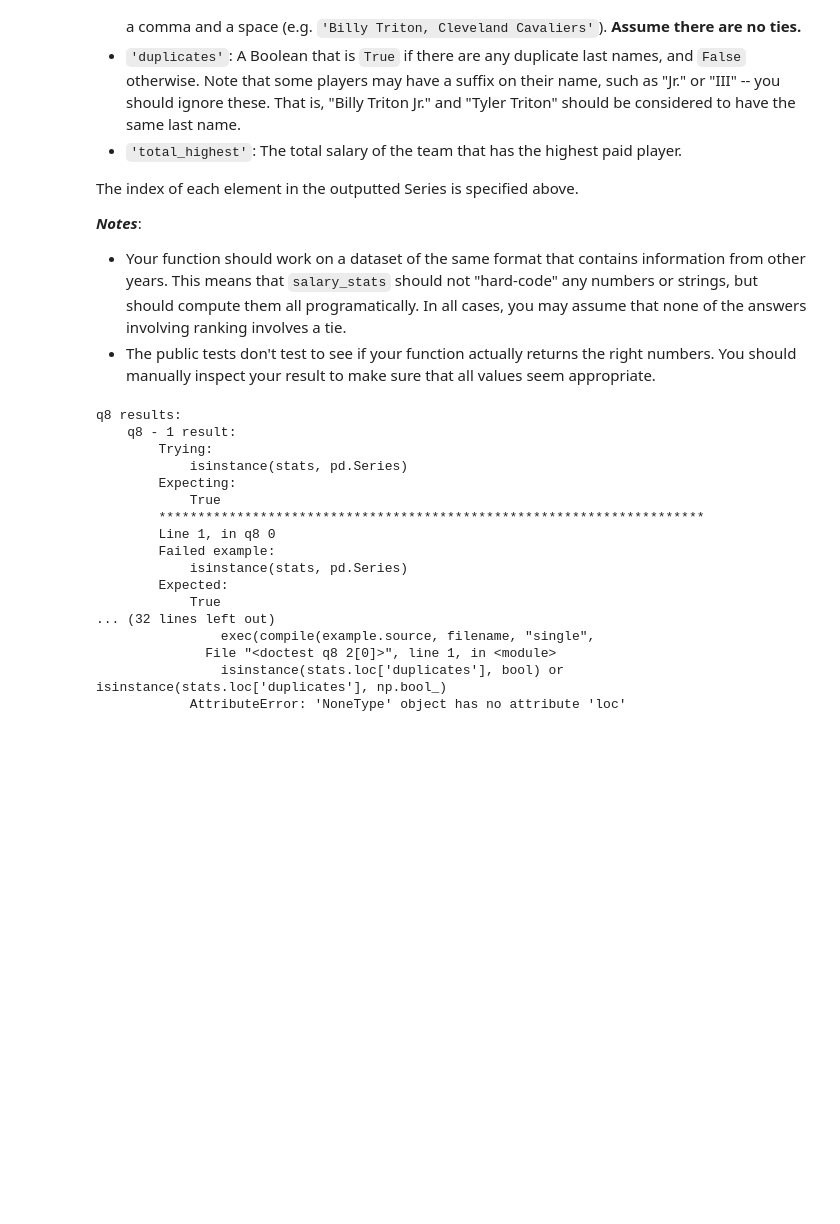
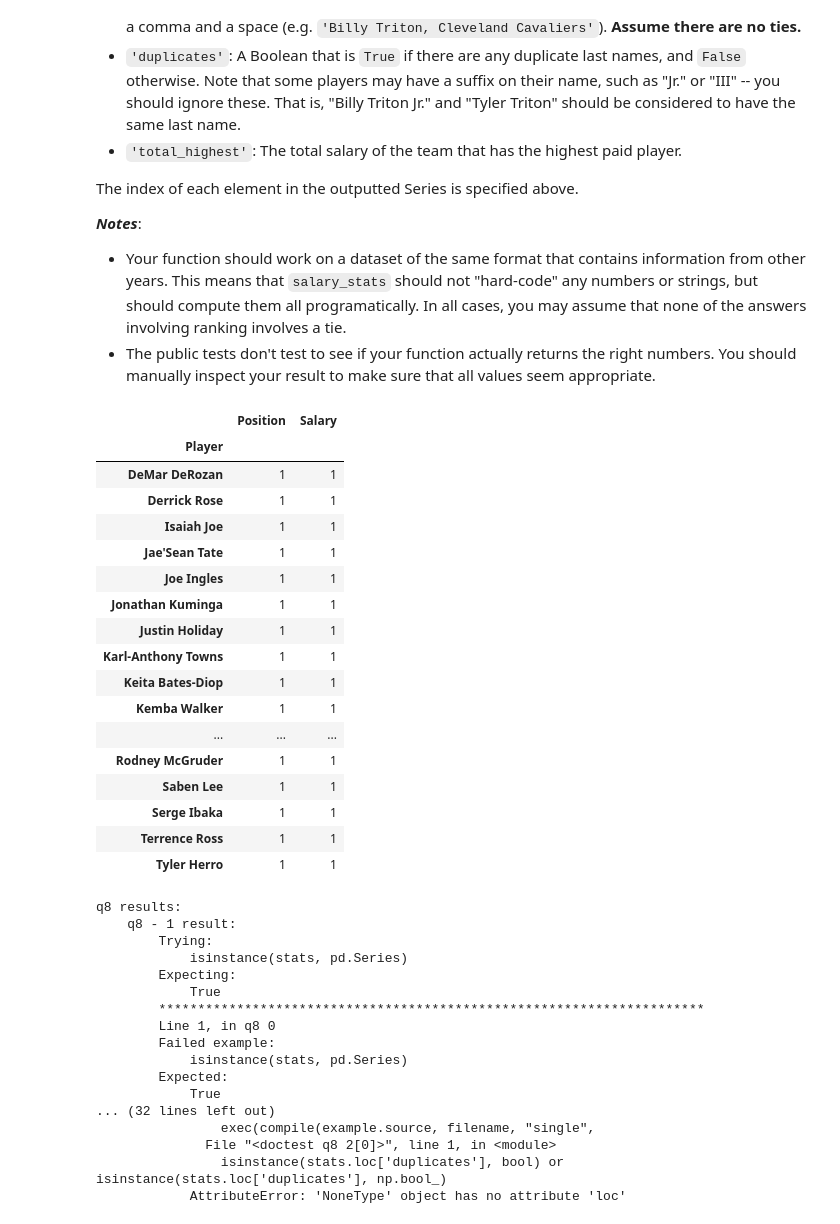
Before and after one commit to couchsnail/dsc80-2024-sp-fork, a Jupyter notebook: labs/lab01/lab.ipynb, the cells around one changed output. Drawn from its saved outputs; the diff is of its cells as text; code cells hidden in the pictures; blank space fills up the shorter version.

```diff
--- a/labs/lab01/lab.ipynb
+++ b/labs/lab01/lab.ipynb
@@ -499,6 +481,25 @@ The index of each element in the outputted Series is specified above.
 ***Notes***:
 - Your function should work on a dataset of the same format that contains information from other years. This means that `salary_stats` should not "hard-code" any numbers or strings, but should compute them all programatically. In all cases, you may assume that none of the answers involving ranking involves a tie.
 - The public tests don't test to see if your function actually returns the right numbers. You should manually inspect your result to make sure that all values seem appropriate.
+# %%
+def salary_stats(salary):
+    req_values = np.array([])
+    #Number of players
+    np.append(req_values,salary.groupby('Player').count().shape[0])
+    #Number of Teams
+    np.append(req_values,salary.groupby('Team').count().shape[0])
+    #Total salary amount for all players
+    np.append(req_values,salary['Salary'].sum())
+    #Name of the player with the highest salary
+    np.append(req_values,salary.sort_values(ascending=False)['Player'][0])
+    #Average salary of 'Los Angeles Lakers', rounded to 2 decimal players
+    np.append(req_values,np.round(salary.loc[salary['Team']=='Los Angeles Lakers'].mean()),2)
+    #Name and team of the player who has the fifth lowest salary, separated by a comma and a space
+    fifth_player = salary.sort_values(ascending=False)['Player'][4] + ' ' + salary.sort_values(ascending=False)['Team'][4]
+    np.append(req_values,fifth_player)
+    #Boolean that is True if there any duplicate last names and False otherwise
+    names = salary['Player'].loc[salary['Player']]
+    return pd.series(req_values)
 # %%
 # Do not edit this cell -- it is needed for the tests
 salary_fp = Path('data') / 'salary.csv'
@@ -508,6 +509,27 @@ stats = salary_stats(salary)
 salary_sample_fp = Path('data') / 'salary_sample.csv'
 salary_sample = pd.read_csv(salary_sample_fp)
 sample_stats = salary_stats(salary_sample)
+# %%
+salary_stats(sample_stats)
+# %% [output]
+|  | Position | Salary |
+| Player |  |  |
+| DeMar DeRozan | 1 | 1 |
+| Derrick Rose | 1 | 1 |
+| Isaiah Joe | 1 | 1 |
+| Jae'Sean Tate | 1 | 1 |
+| Joe Ingles | 1 | 1 |
+| Jonathan Kuminga | 1 | 1 |
+| Justin Holiday | 1 | 1 |
+| Karl-Anthony Towns | 1 | 1 |
+| Keita Bates-Diop | 1 | 1 |
+| Kemba Walker | 1 | 1 |
+| ... | ... | ... |
+| Rodney McGruder | 1 | 1 |
+| Saben Lee | 1 | 1 |
+| Serge Ibaka | 1 | 1 |
+| Terrence Ross | 1 | 1 |
+| Tyler Herro | 1 | 1 |
 # %%
 grader.check("q8")
 # %% [output]
```
Also changed, not shown: parts of 5 cells of this notebook, 2 other files.
